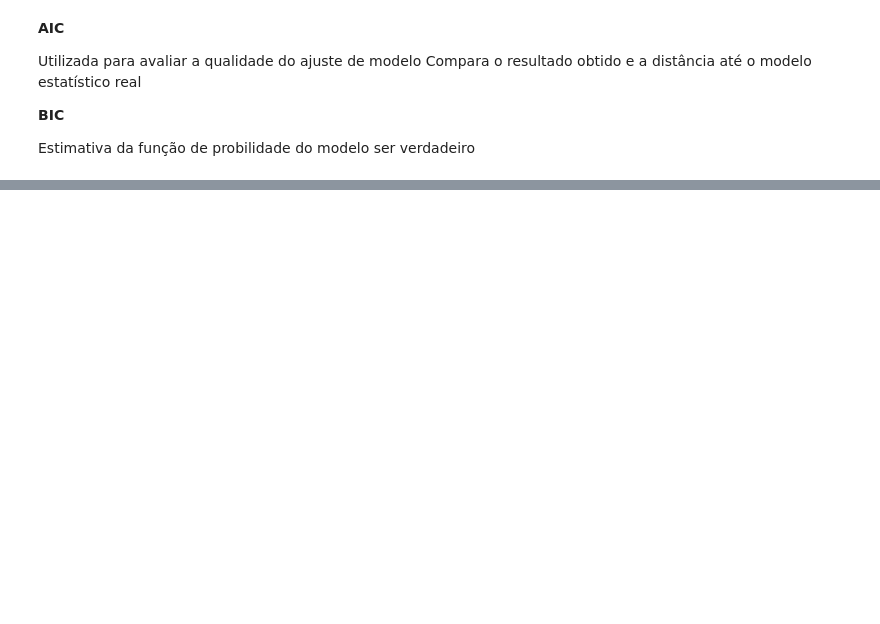
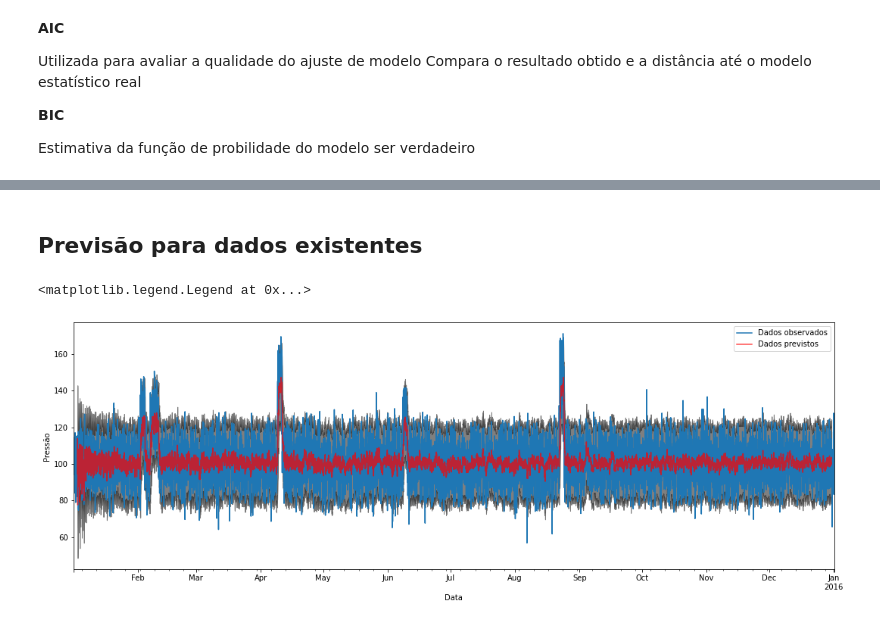
Before and after one commit to victorpecine/forecast, a Jupyter notebook: Microsoft_Azure_Predictive_Maintenance.ipynb, the cells around one changed output, grey strips where cells are left out. Cells and saved outputs as stored; diff of their text form; code cells hidden in the pictures; blank space fills up the shorter version.

```diff
--- a/Microsoft_Azure_Predictive_Maintenance.ipynb
+++ b/Microsoft_Azure_Predictive_Maintenance.ipynb
@@ -432,0 +533,6 @@ Estimativa da função de probilidade do modelo ser verdadeiro
+# %%
+pred = resultados.get_prediction(start=pd.to_datetime('2015-01-03'), end=pd.to_datetime('2015-12-31'), dynamic=False)
+
+pred_interval_conf = pred.conf_int()
+
+pred_interval_conf
@@ -432,0 +553,15 @@ Estimativa da função de probilidade do modelo ser verdadeiro
+# %% [markdown]
+## Previsão para dados existentes
+# %%
+ax = y['2015':].plot(label='Dados observados')
+
+# Cálculo da média móvel
+pred.predicted_mean.plot(ax=ax, label='Dados previstos', color='r', alpha=0.7, figsize=(18, 6))
+
+ax.fill_between(pred_interval_conf.index, pred_interval_conf.iloc[:, 0], pred_interval_conf.iloc[:, 1], color='k', alpha=0.5)
+ax.set_xlabel('Data')
+ax.set_ylabel('Pressão')
+plt.legend()
+# %% [output]
+<matplotlib.legend.Legend at 0x...>
+[figure, added]
```
Also changed, not shown: parts of 23 cells of this notebook.
